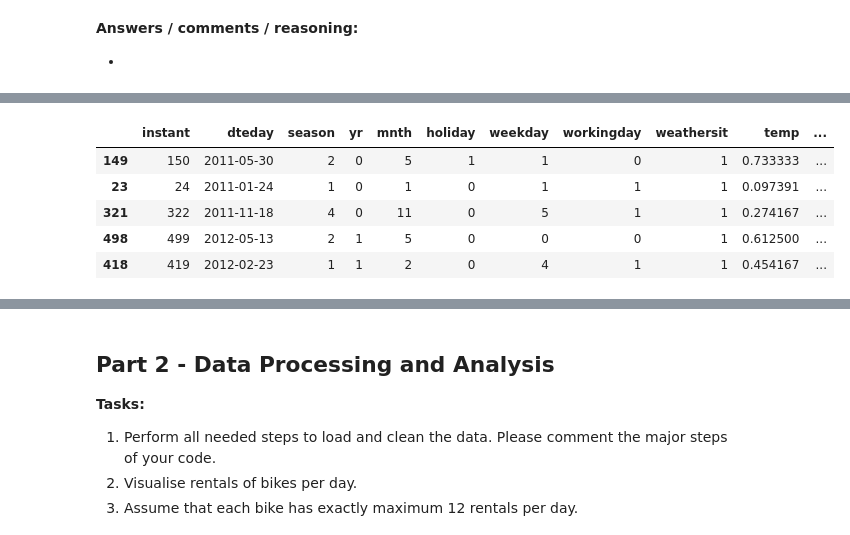
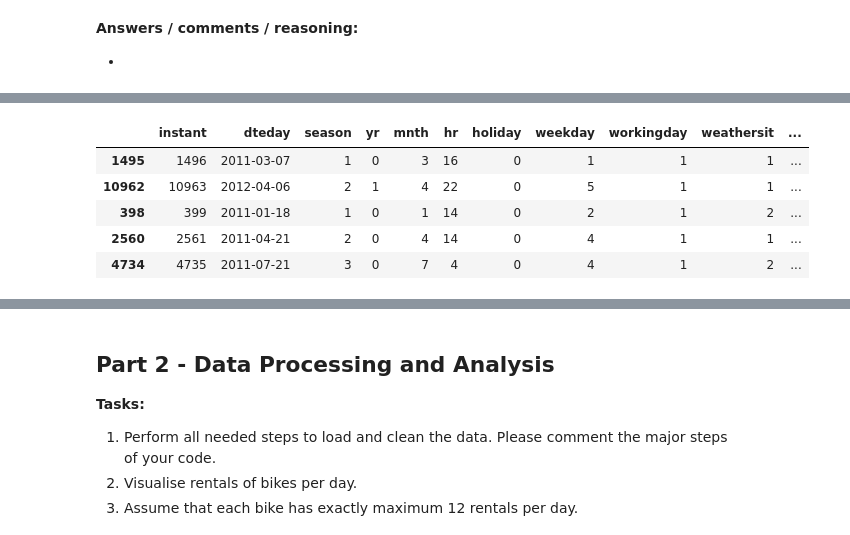
Before and after one commit to arifty/ds_bike_sharing, a Jupyter notebook: 20190716_DataLab_Task (2).ipynb, the cells around one changed output, grey strips where cells are left out. Saved outputs shown, nothing was run; the diff lists cells and outputs as text; code cells hidden in the pictures.

Commit message:
Data preparation done

```diff
--- a/20190716_DataLab_Task (2).ipynb
+++ b/20190716_DataLab_Task (2).ipynb
@@ -39,8 +39,17 @@ import pandas as pd
 import seaborn as sns
 import numpy as np
 from matplotlib import pyplot as plt
+import matplotlib as mpl
 from datetime import datetime, timedelta, date
+import missingno as msno
+from sklearn.preprocessing import MinMaxScaler
 
 %matplotlib inline
+sns.set(style='whitegrid',color_codes=True)
+
 #pd.options.display.html.table_schema = True
 #sys.path.append('./venv/Lib/site-packages')
+
+input_dir = './input'
+day_input_file = 'day.csv'
+hour_input_file = 'hour.csv'
@@ -68,0 +60,4 @@ memory usage: 91.5+ KB
+# %%
+# load hourly data to python
+hourly_data = pd.read_csv(os.path.join(input_dir, hour_input_file), sep=',')
+hourly_data.info()
@@ -69,9 +82,9 @@ memory usage: 91.5+ KB
 # %%
-daily_data.sample(5)
+hourly_data.sample(5)
 # %% [output]
-|  | instant | dteday | season | yr | mnth | holiday | weekday | workingday | weathersit | temp | ... |
-| 149 | 150 | 2011-05-30 | 2 | 0 | 5 | 1 | 1 | 0 | 1 | 0.733333 | ... |
-| 23 | 24 | 2011-01-24 | 1 | 0 | 1 | 0 | 1 | 1 | 1 | 0.097391 | ... |
-| 321 | 322 | 2011-11-18 | 4 | 0 | 11 | 0 | 5 | 1 | 1 | 0.274167 | ... |
-| 498 | 499 | 2012-05-13 | 2 | 1 | 5 | 0 | 0 | 0 | 1 | 0.612500 | ... |
-| 418 | 419 | 2012-02-23 | 1 | 1 | 2 | 0 | 4 | 1 | 1 | 0.454167 | ... |
+|  | instant | dteday | season | yr | mnth | hr | holiday | weekday | workingday | weathersit | ... |
+| 1495 | 1496 | 2011-03-07 | 1 | 0 | 3 | 16 | 0 | 1 | 1 | 1 | ... |
+| 10962 | 10963 | 2012-04-06 | 2 | 1 | 4 | 22 | 0 | 5 | 1 | 1 | ... |
+| 398 | 399 | 2011-01-18 | 1 | 0 | 1 | 14 | 0 | 2 | 1 | 2 | ... |
+| 2560 | 2561 | 2011-04-21 | 2 | 0 | 4 | 14 | 0 | 4 | 1 | 1 | ... |
+| 4734 | 4735 | 2011-07-21 | 3 | 0 | 7 | 4 | 0 | 4 | 1 | 2 | ... |
```
Also changed, not shown: parts of 32 cells of this notebook.
